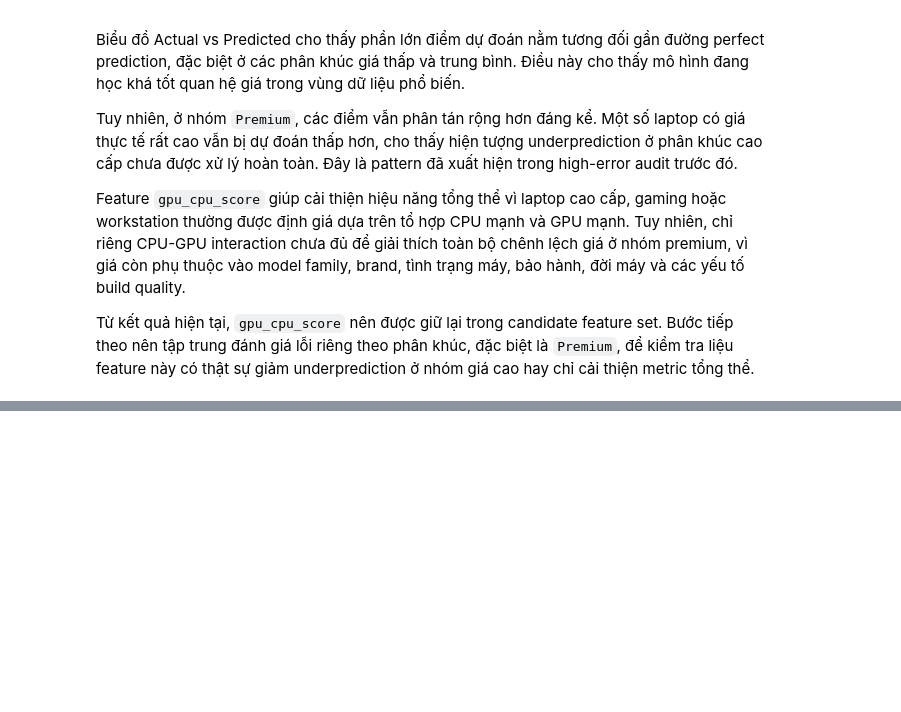
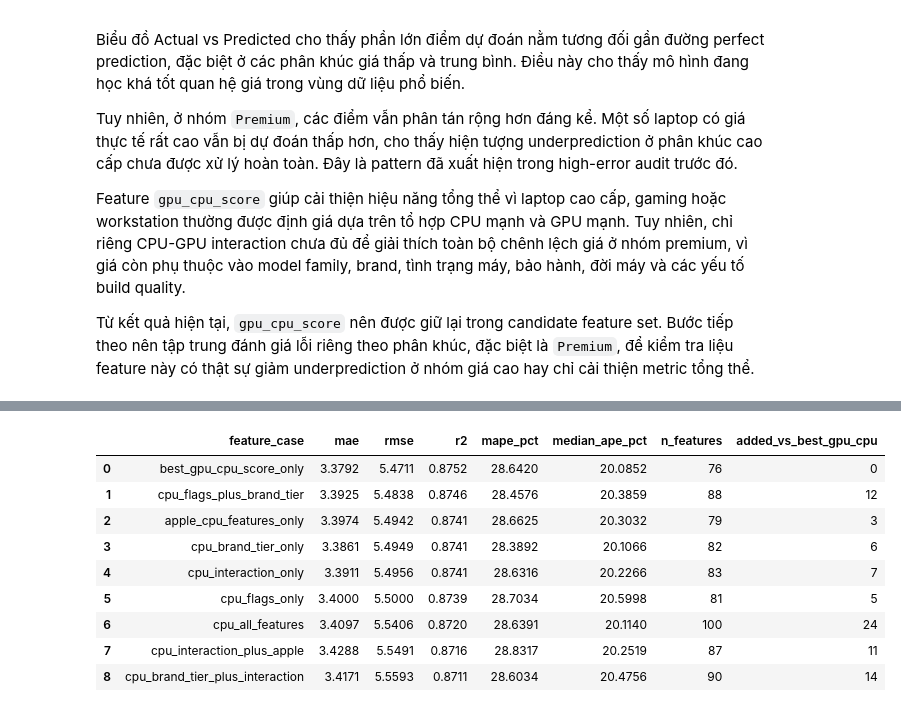
Before and after one commit to thisYui/Laptop-Price-Prediction, a Jupyter notebook: notebooks/modeling/11_feature_selection_and_ablation.ipynb, the cells around one changed output, grey strips where cells are left out. Saved outputs shown, nothing was run; the diff lists cells and outputs as text; code cells hidden in the pictures; blank space fills up the shorter version.

```diff
--- a/notebooks/modeling/11_feature_selection_and_ablation.ipynb
+++ b/notebooks/modeling/11_feature_selection_and_ablation.ipynb
@@ -3910,0 +4345,65 @@ Từ kết quả hiện tại, `gpu_cpu_score` nên được giữ lại trong c
+# %%
+# ============================================================
+# Decision after CPU feature experiments
+# Keep current best if CPU experiments do not improve RMSE
+# ============================================================
+
+cpu_rank = cpu_metrics_compare.sort_values("rmse").reset_index(drop=True)
+
+display(cpu_rank[
+    [
+        "feature_case",
+        "mae",
+        "rmse",
+        "r2",
+        "mape_pct",
+        "median_ape_pct",
+        "n_features",
+        "added_vs_best_gpu_cpu",
+    ]
+])
+
+best_cpu_row = cpu_rank.iloc[0]
+
+print("Best case by RMSE:")
+print(best_cpu_row[
+    [
+        "feature_case",
+        "mae",
+        "rmse",
+        "r2",
+        "mape_pct",
+        "median_ape_pct",
+        "n_features",
+    ]
+])
+
+if best_cpu_row["feature_case"] == "best_gpu_cpu_score_only":
+    print("\nConclusion:")
+    print("CPU interaction features did NOT improve RMSE.")
+    print("Keep X_best_gpu_cpu as the current best feature set.")
+    print("Next step: improve CPU raw parsing: cpu_generation, cpu_family_score, cpu_suffix_score.")
+
+    X_current_best = X_best_gpu_cpu.copy()
+    current_best_name = "best_gpu_cpu_score_only"
+else:
+    print("\nConclusion:")
+    print("A CPU-enhanced case improved RMSE.")
+    print("Use that case as the current best feature set.")
+
+    X_current_best = cpu_feature_sets[best_cpu_row["feature_case"]].copy()
+    current_best_name = best_cpu_row["feature_case"]
+
+print("\nCurrent best:", current_best_name)
+print("X_current_best shape:", X_current_best.shape)
+# %% [output]
+|  | feature_case | mae | rmse | r2 | mape_pct | median_ape_pct | n_features | added_vs_best_gpu_cpu |
+| 0 | best_gpu_cpu_score_only | 3.3792 | 5.4711 | 0.8752 | 28.6420 | 20.0852 | 76 | 0 |
+| 1 | cpu_flags_plus_brand_tier | 3.3925 | 5.4838 | 0.8746 | 28.4576 | 20.3859 | 88 | 12 |
+| 2 | apple_cpu_features_only | 3.3974 | 5.4942 | 0.8741 | 28.6625 | 20.3032 | 79 | 3 |
+| 3 | cpu_brand_tier_only | 3.3861 | 5.4949 | 0.8741 | 28.3892 | 20.1066 | 82 | 6 |
+| 4 | cpu_interaction_only | 3.3911 | 5.4956 | 0.8741 | 28.6316 | 20.2266 | 83 | 7 |
+| 5 | cpu_flags_only | 3.4000 | 5.5000 | 0.8739 | 28.7034 | 20.5998 | 81 | 5 |
+| 6 | cpu_all_features | 3.4097 | 5.5406 | 0.8720 | 28.6391 | 20.1140 | 100 | 24 |
+| 7 | cpu_interaction_plus_apple | 3.4288 | 5.5491 | 0.8716 | 28.8317 | 20.2519 | 87 | 11 |
+| 8 | cpu_brand_tier_plus_interaction | 3.4171 | 5.5593 | 0.8711 | 28.6034 | 20.4756 | 90 | 14 |
```
Also changed, not shown: parts of 22 cells of this notebook, 5 other files.
